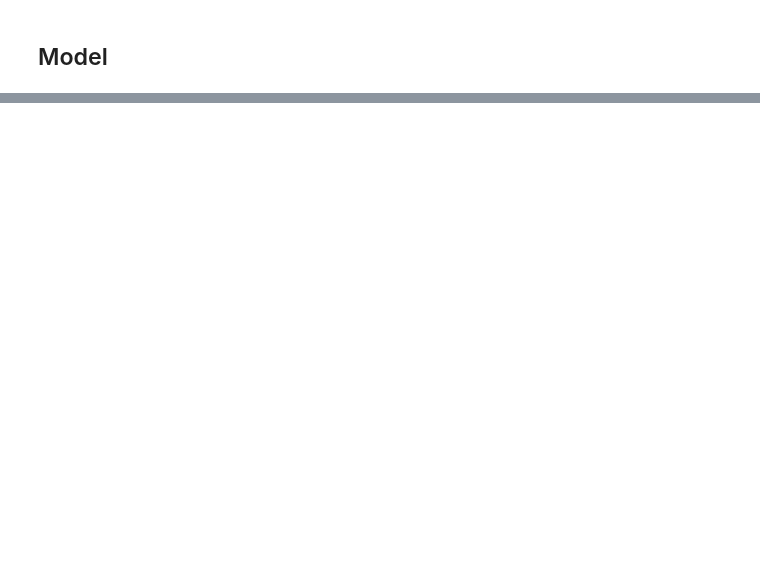
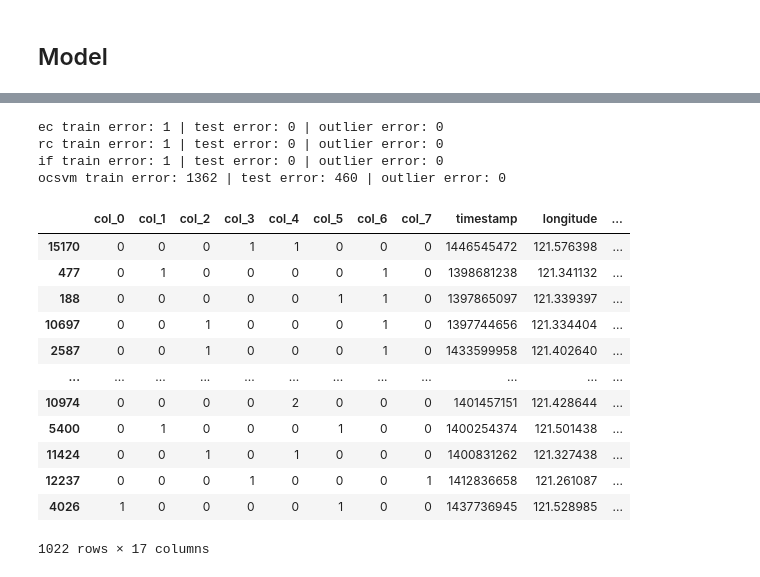
Before and after one commit to vvaynethomas/gps_project, a Jupyter notebook: final_notebook.ipynb, the cells around one changed output, grey strips where cells are left out. Saved outputs shown, nothing was run; the diff lists cells and outputs as text; code cells hidden in the pictures; blank space fills up the shorter version.

```diff
--- a/final_notebook.ipynb
+++ b/final_notebook.ipynb
@@ -379,0 +508,4 @@ ox.plot_graph(G2,node_size=nodes['visits'], node_color=nodes['visits'])
+# %%
+outlier_df = pd.concat([VT.transform(new_visit) for new_visit in new_visits])
+# %%
+he = ce.HashingEncoder(cols=['uid','nearest_node']).fit(visit_df)
@@ -496,0 +624,60 @@ plt.show()
+# %%
+train_pred_dict = {}
+test_pred_dict = {}
+outlier_pred_dict = {}
+for name, clf in models:
+    clf.fit(X_train_pc)
+    y_pred_train = clf.predict(X_train_pc)
+    y_pred_test = clf.predict(X_test_pc)
+    y_pred_outliers = clf.predict(X_out_pc)
+    train_pred_dict[name] = y_pred_train
+    test_pred_dict[name] = y_pred_test
+    outlier_pred_dict[name] = y_pred_outliers
+    n_error_train = y_pred_train[y_pred_train == -1].size
+    n_error_test = y_pred_test[y_pred_test == -1].size
+    n_error_outliers = y_pred_outliers[y_pred_outliers == 1].size
+    print(f'{name} train error: {n_error_train} | test error: {n_error_test} | outlier error: {n_error_outliers}')
+# %% [output]
+ec train error: 1 | test error: 0 | outlier error: 0
+rc train error: 1 | test error: 0 | outlier error: 0
+if train error: 1 | test error: 0 | outlier error: 0
+ocsvm train error: 1362 | test error: 460 | outlier error: 0
+# %%
+train_results = pd.DataFrame(train_pred_dict)
+train_results['minimum'] = train_results.min(axis=1)
+train_results['avg'] = train_results.mean(axis=1)
+train_results['maximum'] = train_results.max(axis=1)
+test_results = pd.DataFrame(test_pred_dict)
+test_results['minimum'] = test_results.min(axis=1)
+test_results['avg'] = test_results.mean(axis=1)
+test_results['maximum'] = test_results.max(axis=1)
+outlier_results = pd.DataFrame(outlier_pred_dict)
+outlier_results['minimum'] = outlier_results.min(axis=1)
+outlier_results['avg'] = outlier_results.mean(axis=1)
+outlier_results['maximum'] = outlier_results.max(axis=1)
+for sumstat in ['minimum','avg','maximum']:
+    y_pred_train = train_results
+    y_pred_test = clf.predict(X_test_pc)
+    y_pred_outliers = clf.predict(X_out_pc)
+    train_pred_dict[name] = y_pred_train
+    n_error_train = y_pred_train[y_pred_train == -1].size
+    n_error_test = y_pred_test[y_pred_test == -1].size
+    n_error_outliers = y_pred_outliers[y_pred_outliers == 1].size
+# %%
+from sklearn.metrics import confusion_matrix, plot_confusion_matrix
+train_error_df = train_results[(train_results == -1).any(axis=1)]
+X_train[X_train.index.isin(train_error_df.index)]
+# %% [output]
+|  | col_0 | col_1 | col_2 | col_3 | col_4 | col_5 | col_6 | col_7 | timestamp | longitude | ... |
+| 15170 | 0 | 0 | 0 | 1 | 1 | 0 | 0 | 0 | 1446545472 | 121.576398 | ... |
+| 477 | 0 | 1 | 0 | 0 | 0 | 0 | 1 | 0 | 1398681238 | 121.341132 | ... |
+| 188 | 0 | 0 | 0 | 0 | 0 | 1 | 1 | 0 | 1397865097 | 121.339397 | ... |
+| 10697 | 0 | 0 | 1 | 0 | 0 | 0 | 1 | 0 | 1397744656 | 121.334404 | ... |
+| 2587 | 0 | 0 | 1 | 0 | 0 | 0 | 1 | 0 | 1433599958 | 121.402640 | ... |
+| ... | ... | ... | ... | ... | ... | ... | ... | ... | ... | ... | ... |
+| 10974 | 0 | 0 | 0 | 0 | 2 | 0 | 0 | 0 | 1401457151 | 121.428644 | ... |
+| 5400 | 0 | 1 | 0 | 0 | 0 | 1 | 0 | 0 | 1400254374 | 121.501438 | ... |
+| 11424 | 0 | 0 | 1 | 0 | 1 | 0 | 0 | 0 | 1400831262 | 121.327438 | ... |
+| 12237 | 0 | 0 | 0 | 1 | 0 | 0 | 0 | 1 | 1412836658 | 121.261087 | ... |
+| 4026 | 1 | 0 | 0 | 0 | 0 | 1 | 0 | 0 | 1437736945 | 121.528985 | ... |
+1022 rows × 17 columns
```
Also changed, not shown: parts of 22 cells of this notebook, 1 other file.
